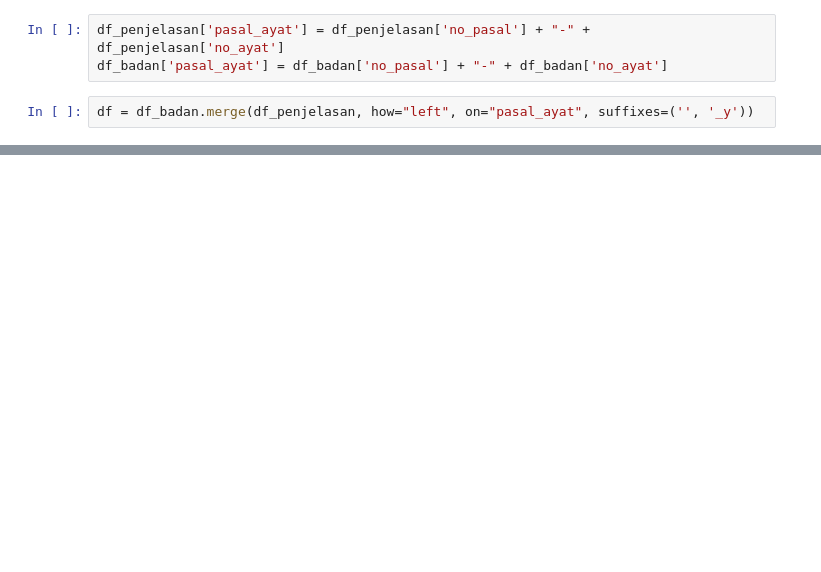
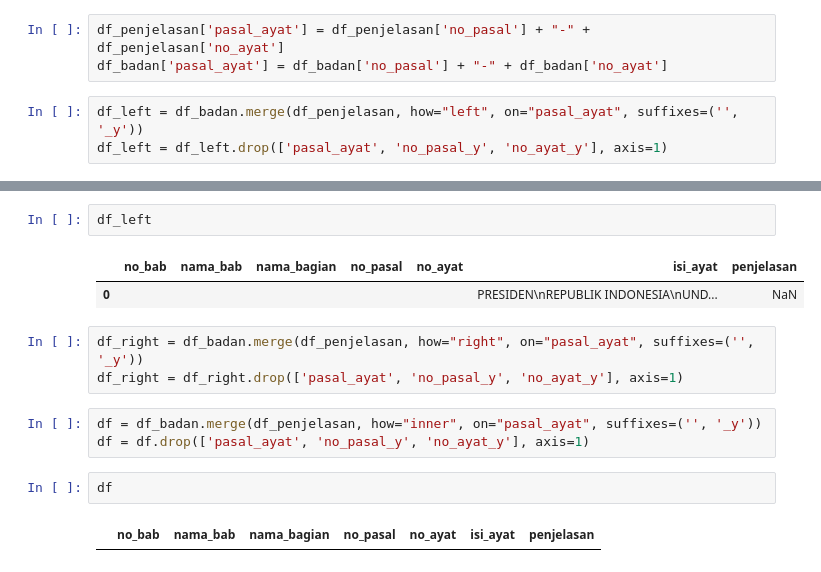
Before and after one commit to LemHS/TransformasiDataTextUU, a Jupyter notebook: uu8-1999.ipynb, the cells around one changed output, grey strips where cells are left out. Cells and saved outputs as stored; diff of their text form; blank space fills up the shorter version.

```diff
--- a/uu8-1999.ipynb
+++ b/uu8-1999.ipynb
@@ -365,4 +348,5 @@ df_penjelasan
 df_penjelasan['pasal_ayat'] = df_penjelasan['no_pasal'] + "-" + df_penjelasan['no_ayat']
 df_badan['pasal_ayat'] = df_badan['no_pasal'] + "-" + df_badan['no_ayat']
 # %%
-df = df_badan.merge(df_penjelasan, how="left", on="pasal_ayat", suffixes=('', '_y'))
+df_left = df_badan.merge(df_penjelasan, how="left", on="pasal_ayat", suffixes=('', '_y'))
+df_left = df_left.drop(['pasal_ayat', 'no_pasal_y', 'no_ayat_y'], axis=1)
@@ -388,0 +353,15 @@ df
+# %%
+df_left
+# %% [output]
+|  | no_bab | nama_bab | nama_bagian | no_pasal | no_ayat | isi_ayat | penjelasan |
+| 0 |  |  |  |  |  | PRESIDEN\nREPUBLIK INDONESIA\nUND... | NaN |
+# %%
+df_right = df_badan.merge(df_penjelasan, how="right", on="pasal_ayat", suffixes=('', '_y'))
+df_right = df_right.drop(['pasal_ayat', 'no_pasal_y', 'no_ayat_y'], axis=1)
+# %%
+df = df_badan.merge(df_penjelasan, how="inner", on="pasal_ayat", suffixes=('', '_y'))
+df = df.drop(['pasal_ayat', 'no_pasal_y', 'no_ayat_y'], axis=1)
+# %%
+df
+# %% [output]
+|  | no_bab | nama_bab | nama_bagian | no_pasal | no_ayat | isi_ayat | penjelasan |
```
Also changed, not shown: parts of 18 cells of this notebook, 5 other files.
